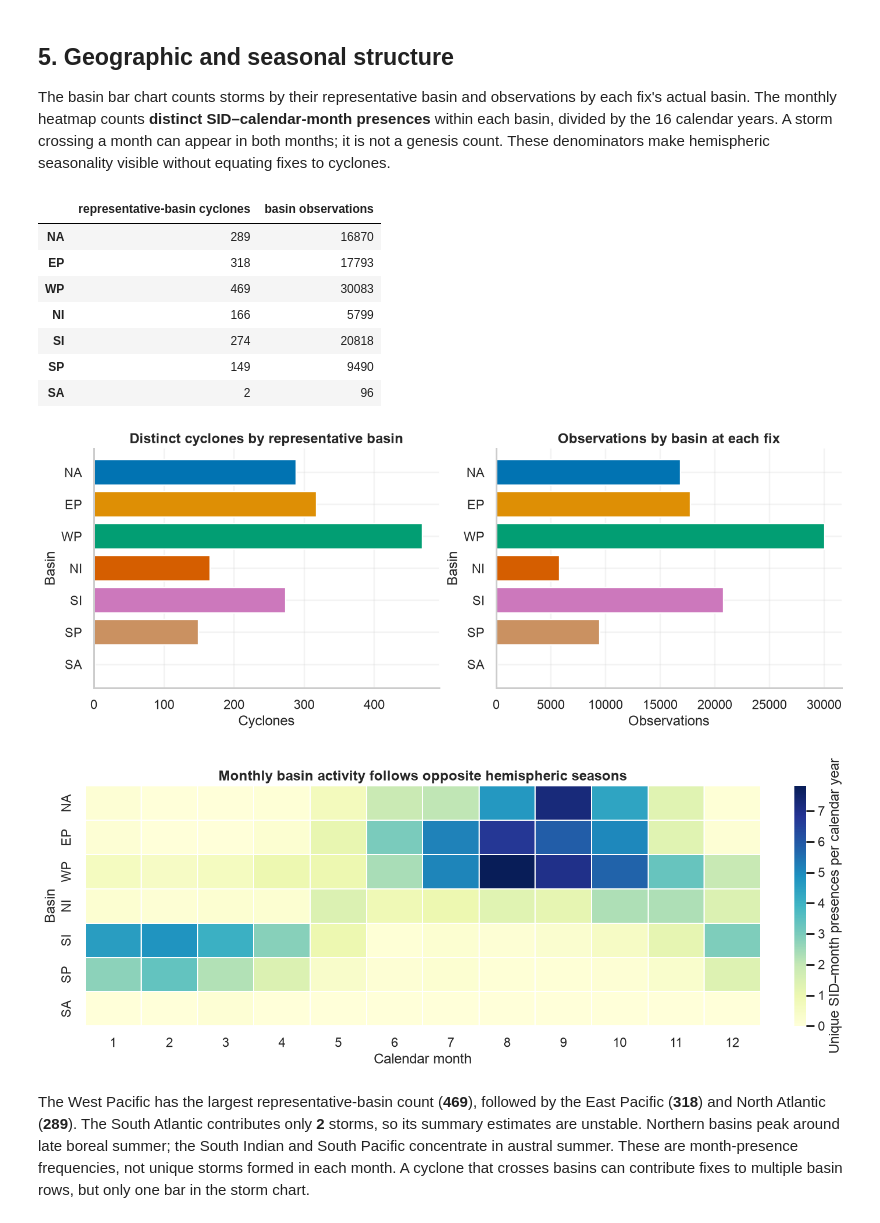
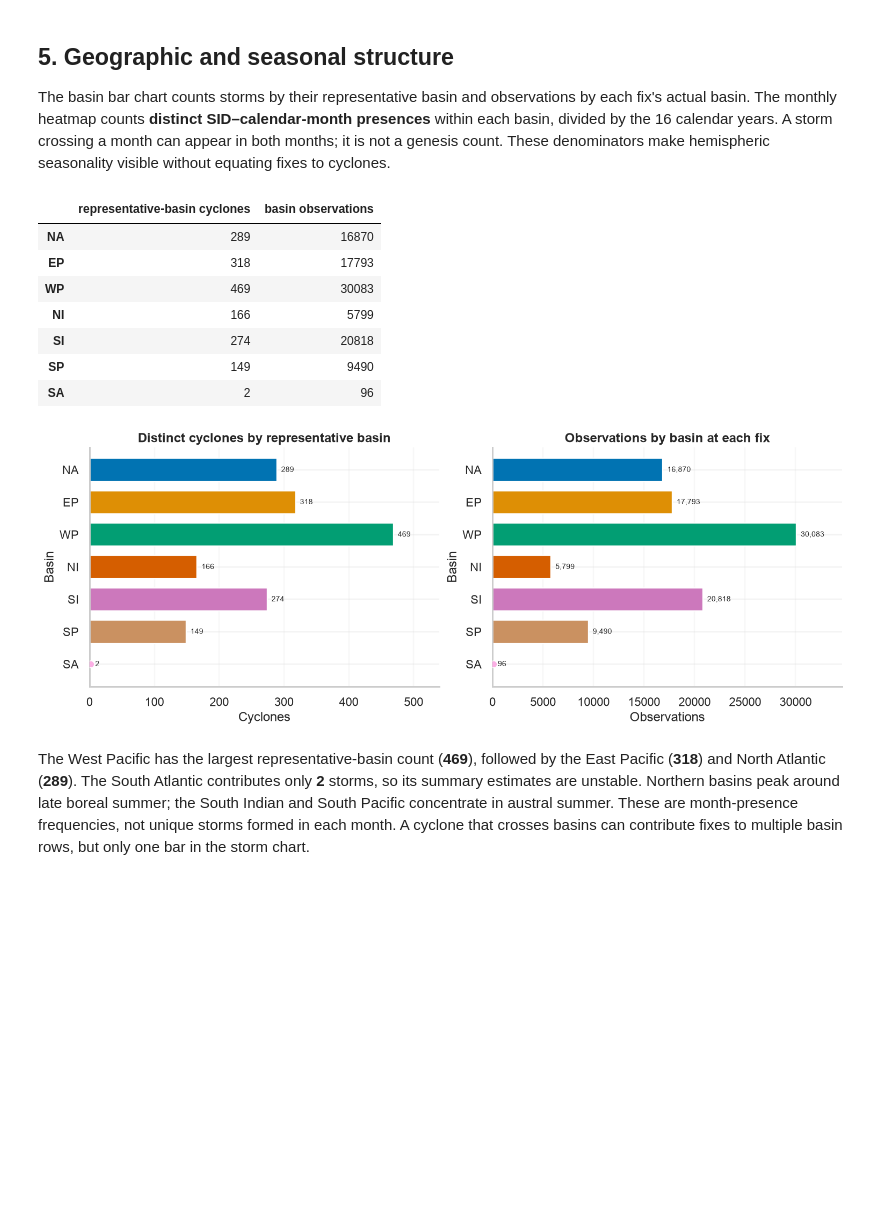
Before and after one commit to enxhi2222/tropical-cyclone-analysis, a Jupyter notebook: 02_data_exploration.ipynb, the cells around one changed output. Cells and saved outputs as stored; diff of their text form; code cells hidden in the pictures; blank space fills up the shorter version.

Commit message:
feat: add graphics to presentation

```diff
--- a/02_data_exploration.ipynb
+++ b/02_data_exploration.ipynb
@@ -275,29 +275,74 @@ The basin bar chart counts storms by their representative basin and observations
 # %%
 basin_storms = storm_df.basin.value_counts().reindex(BASIN_ORDER, fill_value=0)
 basin_obs = df.BASIN.value_counts().reindex(BASIN_ORDER, fill_value=0)
-display(pd.DataFrame({"representative-basin cyclones": basin_storms, "basin observations": basin_obs}))
-fig, axes = plt.subplots(1, 2, figsize=(12, 4.5), constrained_layout=True)
-for ax, vals, title, xlabel in zip(axes, [basin_storms, basin_obs], ["Distinct cyclones by representative basin", "Observations by basin at each fix"], ["Cyclones", "Observations"]):
-    ax.barh(BASIN_ORDER[::-1], vals.iloc[::-1], color=[BASIN_COLORS[b] for b in BASIN_ORDER[::-1]])
-    ax.set(title=title, xlabel=xlabel, ylabel="Basin")
-    ax.set_xlim(left=0)
+
+display(pd.DataFrame({
+    "representative-basin cyclones": basin_storms,
+    "basin observations": basin_obs
+}))
+
+fig, axes = plt.subplots(1, 2, figsize=(13, 4.8), constrained_layout=True)
+
+titles = [
+    "Distinct cyclones by representative basin",
+    "Observations by basin at each fix"
+]
+
+for ax, vals, title, xlabel in zip(
+    axes,
+    [basin_storms, basin_obs],
+    titles,
+    ["Cyclones", "Observations"]
+):
+    basins = BASIN_ORDER[::-1]
+    counts = vals.reindex(basins)
+
+    bars = ax.barh(
+        basins,
+        counts,
+        color=[BASIN_COLORS[b] for b in basins],
+        height=0.72
+    )
+
+    ax.bar_label(
+        bars,
+        labels=[f"{v:,}" for v in counts],
+        padding=5,
+        fontsize=9
+    )
+
+    if vals["SA"] > 0:
+        ax.scatter(
+            vals["SA"],
+            "SA",
+            s=65,
+            color=BASIN_COLORS["SA"],
+            edgecolor="white",
+            linewidth=1,
+            zorder=5
+        )
+
+    ax.set(
+        title=title,
+        xlabel=xlabel,
+        ylabel="Basin",
+        xlim=(0, vals.max() * 1.15)
+    )
+
+    ax.grid(axis="x", alpha=0.15)
+    ax.set_axisbelow(True)
+
 plt.show()
-monthly = df.assign(month=df.ISO_TIME.dt.month).groupby(["BASIN", "month"])["SID"].nunique().unstack(fill_value=0).reindex(BASIN_ORDER).reindex(columns=range(1,13), fill_value=0)
-fig, ax = plt.subplots(figsize=(12, 4.5), constrained_layout=True)
-sns.heatmap(monthly.div(16), cmap="YlGnBu", linewidths=.25, cbar_kws={"label": "Unique SID–month presences per calendar year"}, ax=ax)
-ax.set(title="Monthly basin activity follows opposite hemispheric seasons", xlabel="Calendar month", ylabel="Basin")
-plt.show()
 # %% [output]
 |  | representative-basin cyclones | basin observations |
 | NA | 289 | 16870 |
 | EP | 318 | 17793 |
 | WP | 469 | 30083 |
 | NI | 166 | 5799 |
 | SI | 274 | 20818 |
 | SP | 149 | 9490 |
 | SA | 2 | 96 |
-[figure, old version]
+[figure, new version]
-[figure, removed]
 # %% [markdown]
 The West Pacific has the largest representative-basin count (**469**), followed by the East Pacific (**318**) and North Atlantic (**289**). The South Atlantic contributes only **2** storms, so its summary estimates are unstable. Northern basins peak around late boreal summer; the South Indian and South Pacific concentrate in austral summer. These are month-presence frequencies, not unique storms formed in each month. A cyclone that crosses basins can contribute fixes to multiple basin rows, but only one bar in the storm chart.
 # %%
```
Also changed, not shown: 1 other file.
